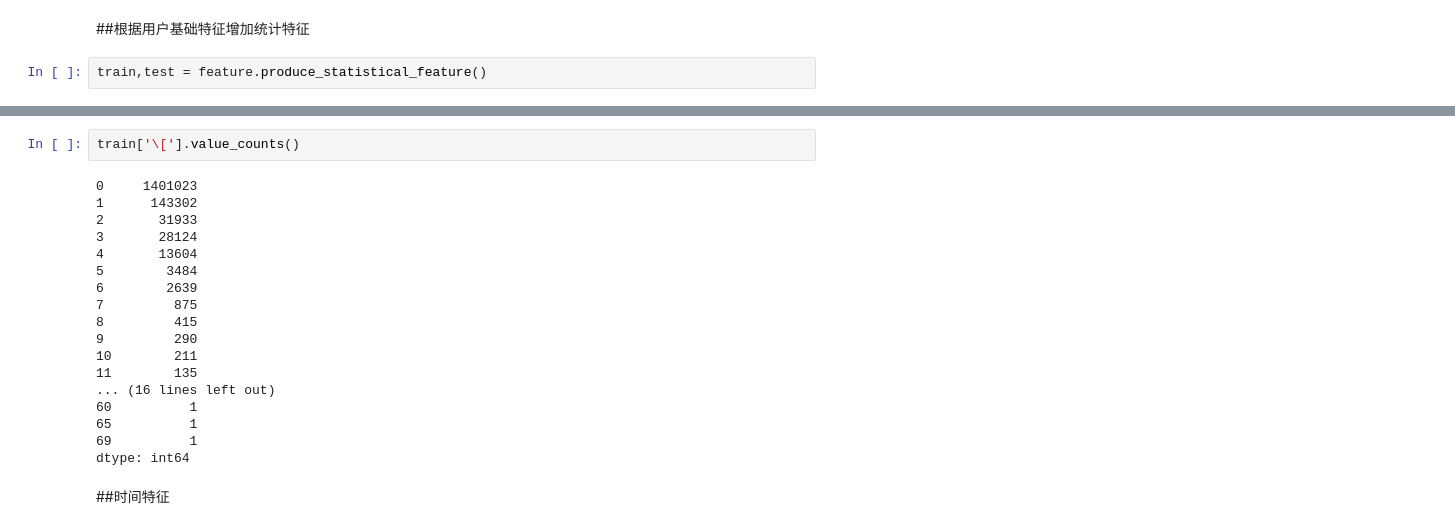
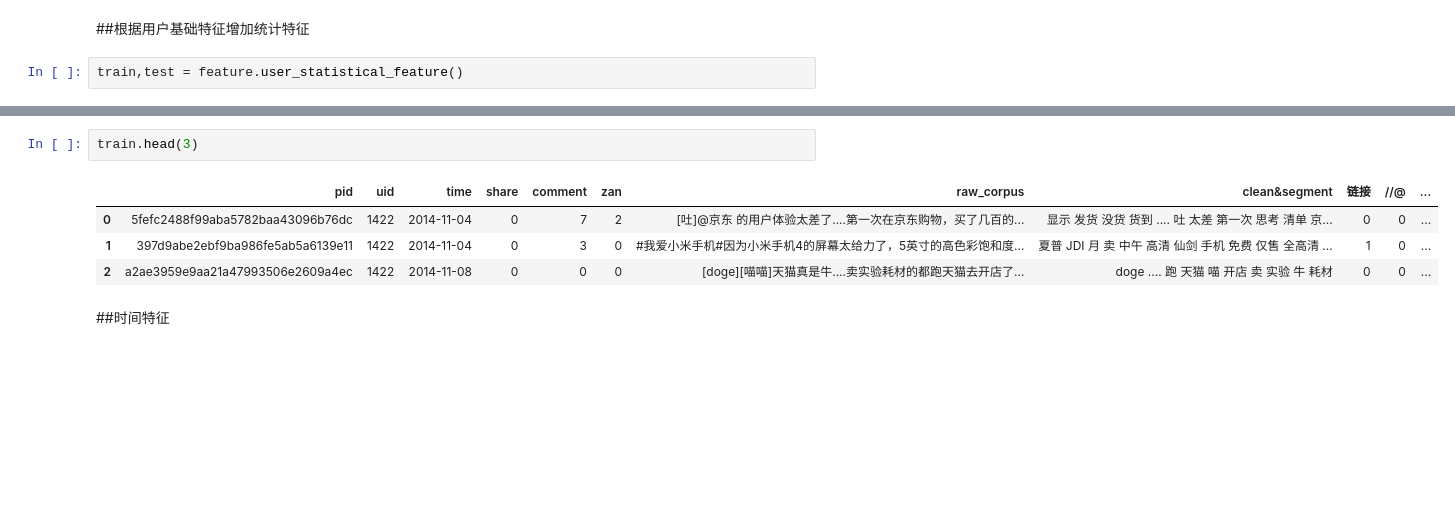
Before and after one commit to dsqx71/Social_Media_Cascade_Prediction, a Jupyter notebook: main.ipynb, the cells around one changed output, grey strips where cells are left out. Saved outputs shown, nothing was run; the diff lists cells and outputs as text; blank space fills up the shorter version.

```diff
--- a/main.ipynb
+++ b/main.ipynb
@@ -81,4 +80,4 @@ if not os.path.exists(addr2):
 # %% [markdown]
 ##根据用户基础特征增加统计特征
 # %%
-train,test = feature.produce_statistical_feature()
+train,test = feature.user_statistical_feature()
@@ -97,23 +84,10 @@ train[['content_len','链接','//@','@','#','【','《','\[']].describe()
-# %%
-train['\['].value_counts()
-# %% [output]
-0     1401023
-1      143302
-2       31933
-3       28124
-4       13604
-5        3484
-6        2639
-7         875
-8         415
-9         290
-10        211
-11        135
-... (16 lines left out)
-60          1
-65          1
-69          1
-dtype: int64
+# %%
+train.head(3)
+# %% [output]
+|  | pid | uid | time | share | comment | zan | raw_corpus | clean&segment | 链接 | //@ | ... |
+| 0 | 5fefc2488f99aba5782baa43096b76dc | 1422 | 2014-11-04 | 0 | 7 | 2 | [吐]@京东 的用户体验太差了....第一次在京东购物，买了几百的... | 显示 发货 没货 货到 .... 吐 太差 第一次 思考 清单 京... | 0 | 0 | ... |
+| 1 | 397d9abe2ebf9ba986fe5ab5a6139e11 | 1422 | 2014-11-04 | 0 | 3 | 0 | #我爱小米手机#因为小米手机4的屏幕太给力了，5英寸的高色彩饱和度... | 夏普 JDI 月 卖 中午 高清 仙剑 手机 免费 仅售 全高清 ... | 1 | 0 | ... |
+| 2 | a2ae3959e9aa21a47993506e2609a4ec | 1422 | 2014-11-08 | 0 | 0 | 0 | [doge][喵喵]天猫真是牛....卖实验耗材的都跑天猫去开店了... | doge .... 跑 天猫 喵 开店 卖 实验 牛 耗材 | 0 | 0 | ... |
 # %% [markdown]
 ##时间特征
 # %%
```
Also changed, not shown: parts of 2 cells of this notebook, 2 other files.
